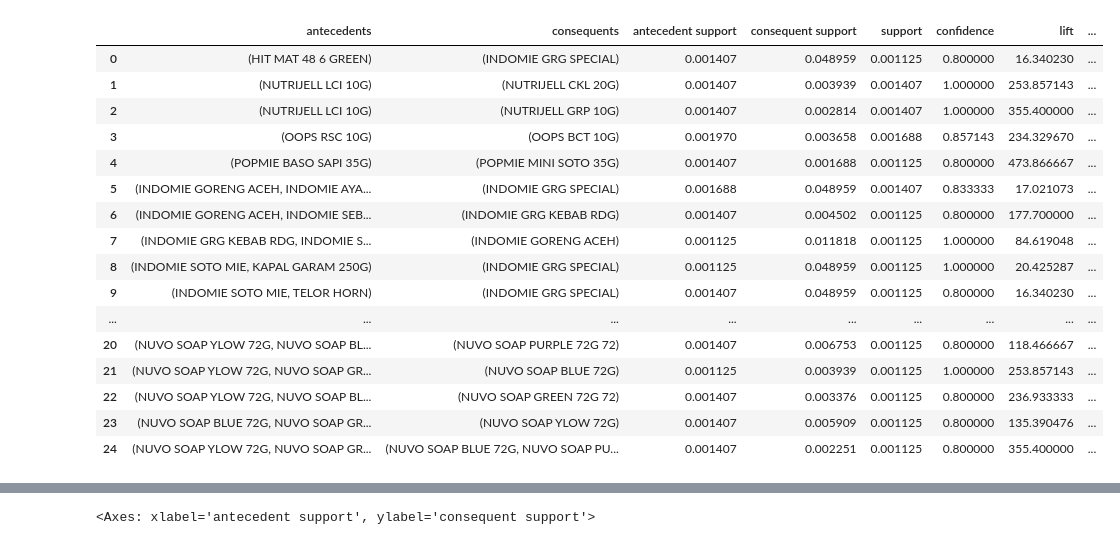
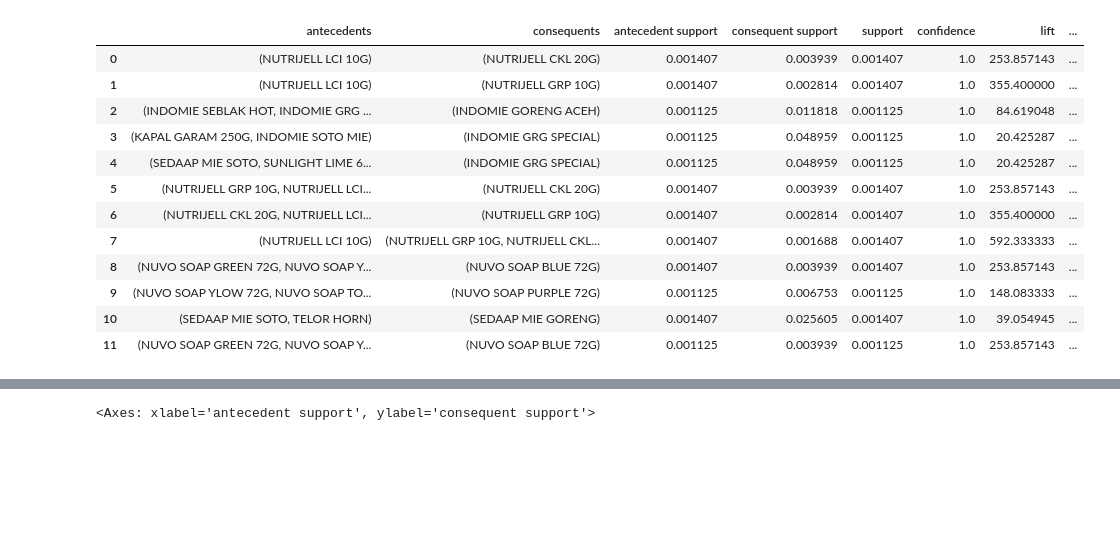
Before and after one commit to nadinealiyah/sakinah-mart, a Jupyter notebook: algoritma_apriori2.ipynb, the cells around one changed output, grey strips where cells are left out. Cells and saved outputs as stored; diff of their text form; code cells hidden in the pictures; blank space fills up the shorter version.

```diff
--- a/algoritma_apriori2.ipynb
+++ b/algoritma_apriori2.ipynb
@@ -120,28 +120,25 @@ rules
 # %%
 #Customizable function to change the lift and confidence
-def rules_mod(lift,confidence):
+def rules_mod(lift, confidence):
     '''rules_mod is a function to control the rules
     based on lift and confidence threshold'''
-    return rules[ (rules['lift'] >= lift) &
-      (rules['confidence'] >= confidence) ]
+    filtered_rules = rules[(rules['lift'] >= lift) & (rules['confidence'] >= confidence)]
+    return filtered_rules.reset_index(drop=True)
 
 #Calling function
-rules_mod(1, 0.5)
+rules = rules_mod(1, 1)
+rules
 # %% [output]
 |  | antecedents | consequents | antecedent support | consequent support | support | confidence | lift | ... |
-| 0 | (HIT MAT 48 6 GREEN) | (INDOMIE GRG SPECIAL) | 0.001407 | 0.048959 | 0.001125 | 0.800000 | 16.340230 | ... |
-| 1 | (NUTRIJELL LCI 10G) | (NUTRIJELL CKL 20G) | 0.001407 | 0.003939 | 0.001407 | 1.000000 | 253.857143 | ... |
-| 2 | (NUTRIJELL LCI 10G) | (NUTRIJELL GRP 10G) | 0.001407 | 0.002814 | 0.001407 | 1.000000 | 355.400000 | ... |
-| 3 | (OOPS RSC 10G) | (OOPS BCT 10G) | 0.001970 | 0.003658 | 0.001688 | 0.857143 | 234.329670 | ... |
-| 4 | (POPMIE BASO SAPI 35G) | (POPMIE MINI SOTO 35G) | 0.001407 | 0.001688 | 0.001125 | 0.800000 | 473.866667 | ... |
-| 5 | (INDOMIE GORENG ACEH, INDOMIE AYA... | (INDOMIE GRG SPECIAL) | 0.001688 | 0.048959 | 0.001407 | 0.833333 | 17.021073 | ... |
-| 6 | (INDOMIE GORENG ACEH, INDOMIE SEB... | (INDOMIE GRG KEBAB RDG) | 0.001407 | 0.004502 | 0.001125 | 0.800000 | 177.700000 | ... |
-| 7 | (INDOMIE GRG KEBAB RDG, INDOMIE S... | (INDOMIE GORENG ACEH) | 0.001125 | 0.011818 | 0.001125 | 1.000000 | 84.619048 | ... |
-| 8 | (INDOMIE SOTO MIE, KAPAL GARAM 250G) | (INDOMIE GRG SPECIAL) | 0.001125 | 0.048959 | 0.001125 | 1.000000 | 20.425287 | ... |
-| 9 | (INDOMIE SOTO MIE, TELOR HORN) | (INDOMIE GRG SPECIAL) | 0.001407 | 0.048959 | 0.001125 | 0.800000 | 16.340230 | ... |
-| ... | ... | ... | ... | ... | ... | ... | ... | ... |
-| 20 | (NUVO SOAP YLOW 72G, NUVO SOAP BL... | (NUVO SOAP PURPLE 72G 72) | 0.001407 | 0.006753 | 0.001125 | 0.800000 | 118.466667 | ... |
-| 21 | (NUVO SOAP YLOW 72G, NUVO SOAP GR... | (NUVO SOAP BLUE 72G) | 0.001125 | 0.003939 | 0.001125 | 1.000000 | 253.857143 | ... |
-| 22 | (NUVO SOAP YLOW 72G, NUVO SOAP BL... | (NUVO SOAP GREEN 72G 72) | 0.001407 | 0.003376 | 0.001125 | 0.800000 | 236.933333 | ... |
-| 23 | (NUVO SOAP BLUE 72G, NUVO SOAP GR... | (NUVO SOAP YLOW 72G) | 0.001407 | 0.005909 | 0.001125 | 0.800000 | 135.390476 | ... |
-| 24 | (NUVO SOAP YLOW 72G, NUVO SOAP GR... | (NUVO SOAP BLUE 72G, NUVO SOAP PU... | 0.001407 | 0.002251 | 0.001125 | 0.800000 | 355.400000 | ... |
+| 0 | (NUTRIJELL LCI 10G) | (NUTRIJELL CKL 20G) | 0.001407 | 0.003939 | 0.001407 | 1.0 | 253.857143 | ... |
+| 1 | (NUTRIJELL LCI 10G) | (NUTRIJELL GRP 10G) | 0.001407 | 0.002814 | 0.001407 | 1.0 | 355.400000 | ... |
+| 2 | (INDOMIE SEBLAK HOT, INDOMIE GRG ... | (INDOMIE GORENG ACEH) | 0.001125 | 0.011818 | 0.001125 | 1.0 | 84.619048 | ... |
+| 3 | (KAPAL GARAM 250G, INDOMIE SOTO MIE) | (INDOMIE GRG SPECIAL) | 0.001125 | 0.048959 | 0.001125 | 1.0 | 20.425287 | ... |
+| 4 | (SEDAAP MIE SOTO, SUNLIGHT LIME 6... | (INDOMIE GRG SPECIAL) | 0.001125 | 0.048959 | 0.001125 | 1.0 | 20.425287 | ... |
+| 5 | (NUTRIJELL GRP 10G, NUTRIJELL LCI... | (NUTRIJELL CKL 20G) | 0.001407 | 0.003939 | 0.001407 | 1.0 | 253.857143 | ... |
+| 6 | (NUTRIJELL CKL 20G, NUTRIJELL LCI... | (NUTRIJELL GRP 10G) | 0.001407 | 0.002814 | 0.001407 | 1.0 | 355.400000 | ... |
+| 7 | (NUTRIJELL LCI 10G) | (NUTRIJELL GRP 10G, NUTRIJELL CKL... | 0.001407 | 0.001688 | 0.001407 | 1.0 | 592.333333 | ... |
+| 8 | (NUVO SOAP GREEN 72G, NUVO SOAP Y... | (NUVO SOAP BLUE 72G) | 0.001407 | 0.003939 | 0.001407 | 1.0 | 253.857143 | ... |
+| 9 | (NUVO SOAP YLOW 72G, NUVO SOAP TO... | (NUVO SOAP PURPLE 72G) | 0.001125 | 0.006753 | 0.001125 | 1.0 | 148.083333 | ... |
+| 10 | (SEDAAP MIE SOTO, TELOR HORN) | (SEDAAP MIE GORENG) | 0.001407 | 0.025605 | 0.001407 | 1.0 | 39.054945 | ... |
+| 11 | (NUVO SOAP GREEN 72G, NUVO SOAP Y... | (NUVO SOAP BLUE 72G) | 0.001125 | 0.003939 | 0.001125 | 1.0 | 253.857143 | ... |
```
Also changed, not shown: parts of 9 cells of this notebook, 2 other files.
